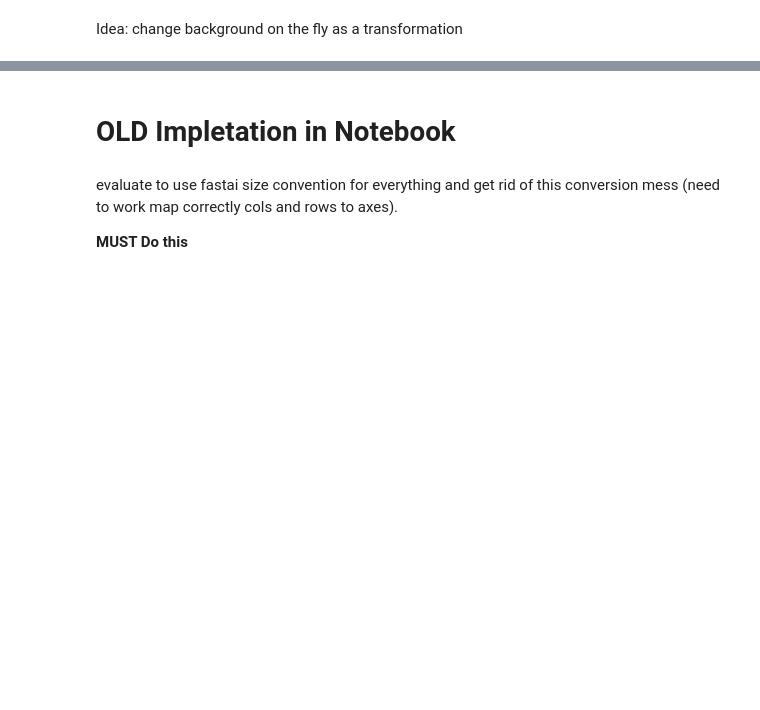
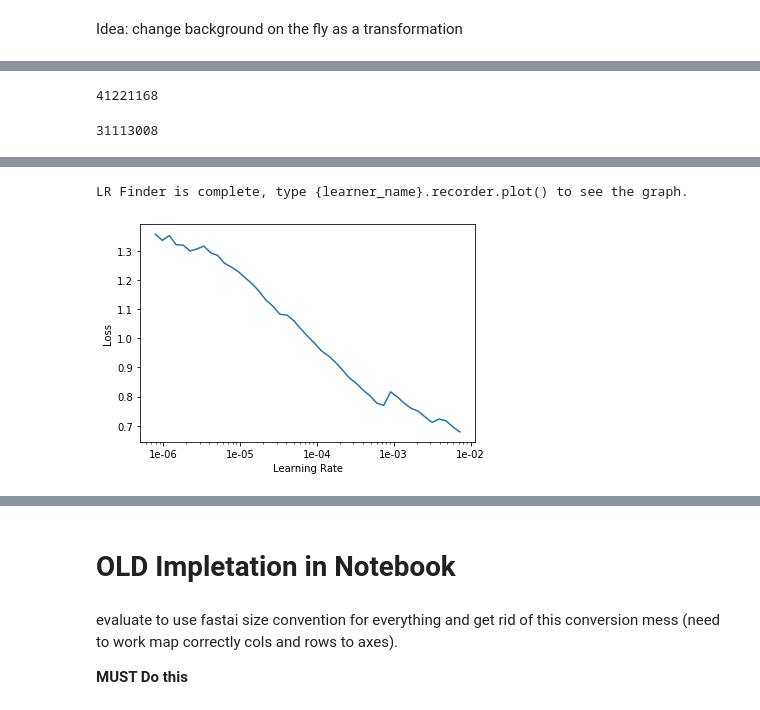
Before and after one commit to mone27/fruit-detection, a Jupyter notebook: segmentation_tiled.ipynb, the cells around one changed output, grey strips where cells are left out. Cells and saved outputs as stored; diff of their text form; code cells hidden in the pictures; blank space fills up the shorter version.

```diff
--- a/segmentation_tiled.ipynb
+++ b/segmentation_tiled.ipynb
@@ -50,0 +52,3 @@ segm.learn.recorder.plot_losses()
+# %%
+# try resnet18
+segm18 = SemanticSegmentationTile(path_img_cbg, path_lbl, max_tile_size=max_tile_size, bs=12, model=models.resnet18)
@@ -50,0 +63,12 @@ segm.learn.recorder.plot_losses()
+# %%
+sum(p.numel() for p in segm.learn.model.parameters())
+# %% [output]
+41221168
+# %%
+sum(p.numel() for p in segm18.learn.model.parameters())
+# %% [output]
+31113008
+# %%
+segm18.learn.lr_find(end_lr = 100)
+segm18.learn.recorder.plot()
+# %% [output]
@@ -50,0 +76,2 @@ segm.learn.recorder.plot_losses()
+LR Finder is complete, type {learner_name}.recorder.plot() to see the graph.
+[figure, added]
```
Also changed, not shown: parts of 41 cells of this notebook.
